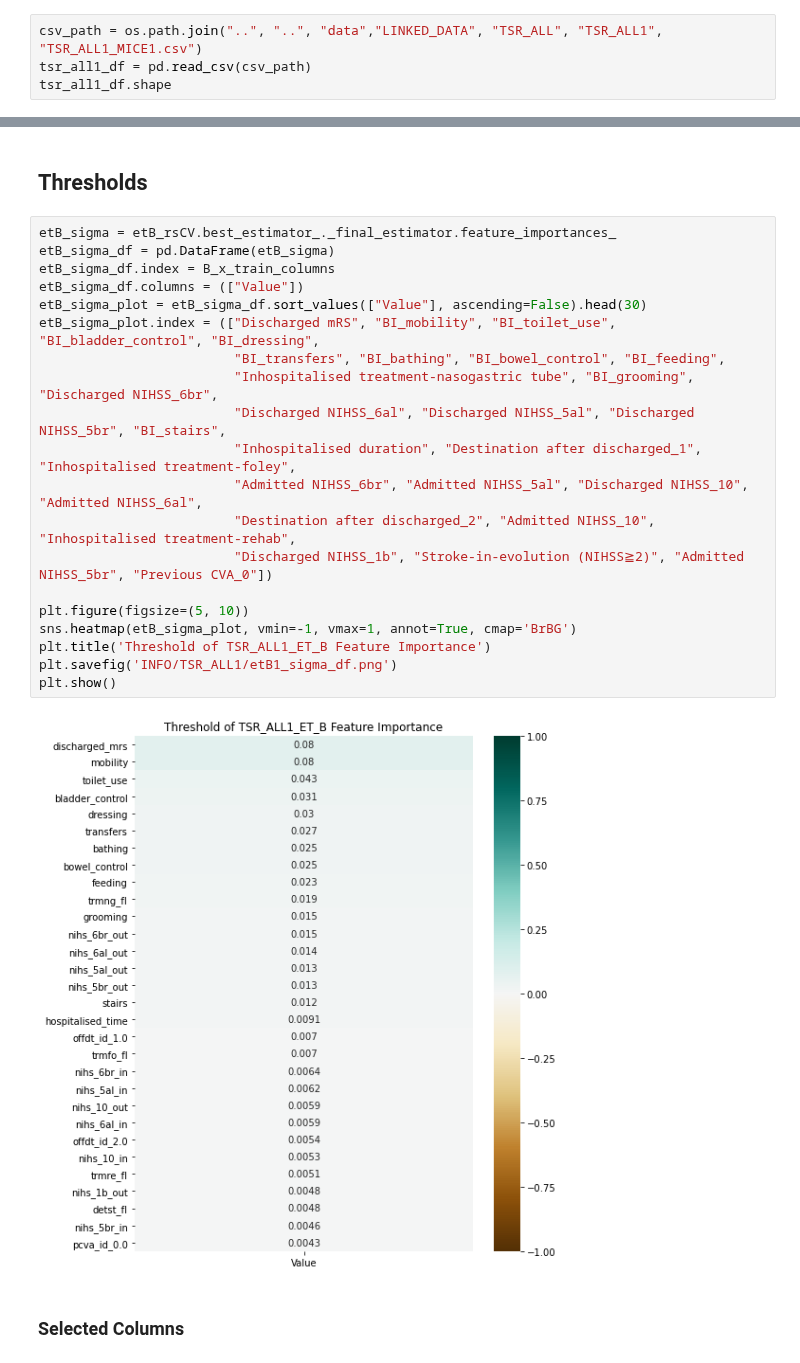
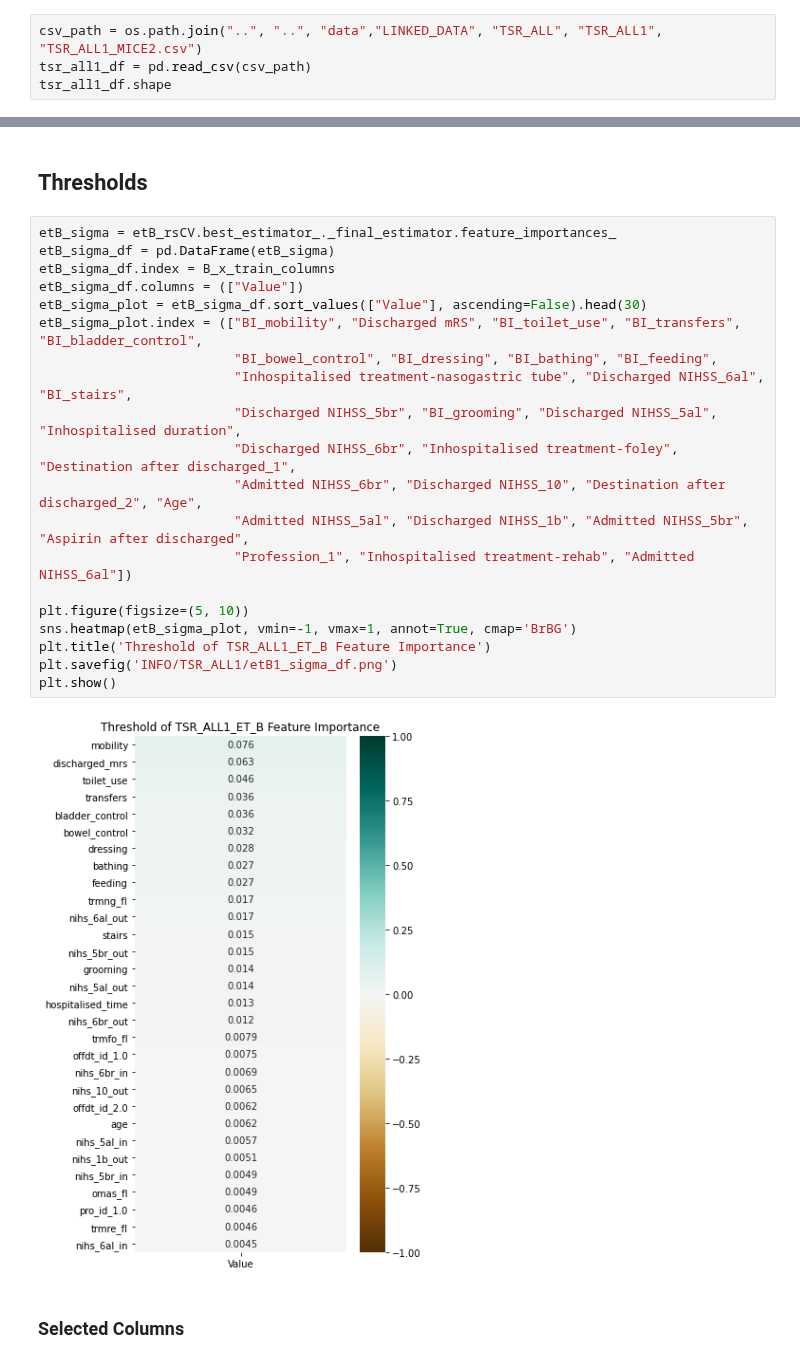
Before and after one commit to sn987532159/TSR_ML, a Jupyter notebook: result/TSR_ALL/BackUp1.ipynb, the cells around one changed output, grey strips where cells are left out. Cells and saved outputs as stored; diff of their text form.

```diff
--- a/result/TSR_ALL/BackUp1.ipynb
+++ b/result/TSR_ALL/BackUp1.ipynb
@@ -16,7 +16,7 @@ import seaborn as sns
 # %% [markdown]
 # Import datasets
 # %%
-csv_path = os.path.join("..", "..", "data","LINKED_DATA", "TSR_ALL", "TSR_ALL1", "TSR_ALL1_MICE1.csv")
+csv_path = os.path.join("..", "..", "data","LINKED_DATA", "TSR_ALL", "TSR_ALL1", "TSR_ALL1_MICE2.csv")
 tsr_all1_df = pd.read_csv(csv_path)
 tsr_all1_df.shape
 # %% [output]
@@ -746,25 +743,25 @@ AUC of testing set: 0.8607287767593111
 # %%
 etB_sigma = etB_rsCV.best_estimator_._final_estimator.feature_importances_
 etB_sigma_df = pd.DataFrame(etB_sigma)
 etB_sigma_df.index = B_x_train_columns
 etB_sigma_df.columns = (["Value"])
 etB_sigma_plot = etB_sigma_df.sort_values(["Value"], ascending=False).head(30)
-etB_sigma_plot.index = (["Discharged mRS", "BI_mobility", "BI_toilet_use", "BI_bladder_control", "BI_dressing",
-                         "BI_transfers", "BI_bathing", "BI_bowel_control", "BI_feeding",
-                         "Inhospitalised treatment-nasogastric tube", "BI_grooming", "Discharged NIHSS_6br",
-                         "Discharged NIHSS_6al", "Discharged NIHSS_5al", "Discharged NIHSS_5br", "BI_stairs",
-                         "Inhospitalised duration", "Destination after discharged_1", "Inhospitalised treatment-foley",
-                         "Admitted NIHSS_6br", "Admitted NIHSS_5al", "Discharged NIHSS_10", "Admitted NIHSS_6al",
-                         "Destination after discharged_2", "Admitted NIHSS_10", "Inhospitalised treatment-rehab",
-                         "Discharged NIHSS_1b", "Stroke-in-evolution (NIHSS≧2)", "Admitted NIHSS_5br", "Previous CVA_0"])
+etB_sigma_plot.index = (["BI_mobility", "Discharged mRS", "BI_toilet_use", "BI_transfers", "BI_bladder_control",
+                         "BI_bowel_control", "BI_dressing", "BI_bathing", "BI_feeding",
+                         "Inhospitalised treatment-nasogastric tube", "Discharged NIHSS_6al", "BI_stairs",
+                         "Discharged NIHSS_5br", "BI_grooming", "Discharged NIHSS_5al", "Inhospitalised duration",
+                         "Discharged NIHSS_6br", "Inhospitalised treatment-foley", "Destination after discharged_1",
+                         "Admitted NIHSS_6br", "Discharged NIHSS_10", "Destination after discharged_2", "Age",
+                         "Admitted NIHSS_5al", "Discharged NIHSS_1b", "Admitted NIHSS_5br", "Aspirin after discharged",
+                         "Profession_1", "Inhospitalised treatment-rehab", "Admitted NIHSS_6al"])
 
 plt.figure(figsize=(5, 10))
 sns.heatmap(etB_sigma_plot, vmin=-1, vmax=1, annot=True, cmap='BrBG')
 plt.title('Threshold of TSR_ALL1_ET_B Feature Importance')
 plt.savefig('INFO/TSR_ALL1/etB1_sigma_df.png')
 plt.show()
 # %% [output]
-[figure, old version]
+[figure, new version]
 # %% [markdown]
 ### Selected Columns
 # %%
```
Also changed, not shown: parts of 37 cells of this notebook, 1 other file.
